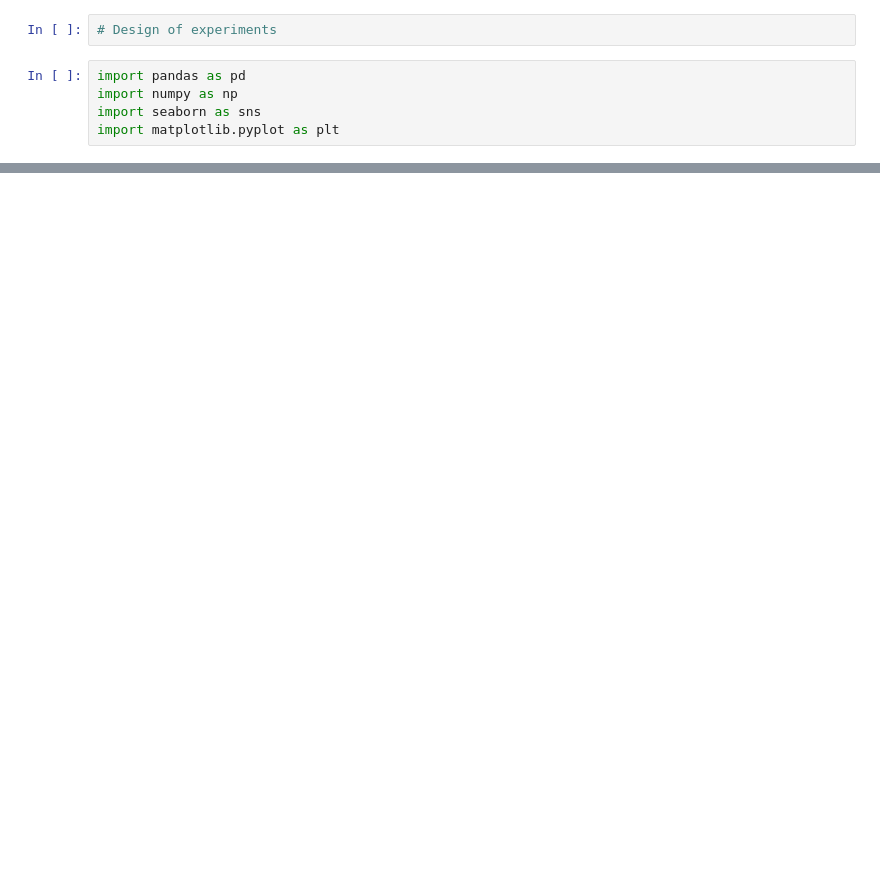
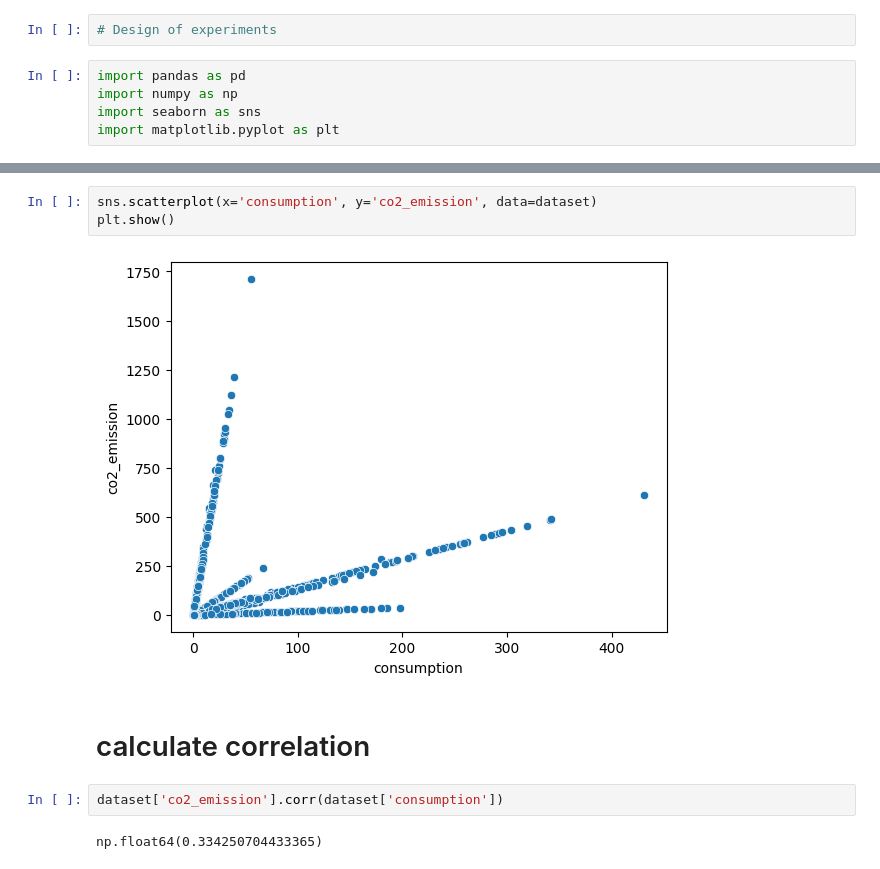
Before and after one commit to DJIOTSA/DATA-SCIENCE, a Jupyter notebook: courses/07 introduction to statistic/chapter-4.ipynb, the cells around one changed output, grey strips where cells are left out. Cells and saved outputs as stored; diff of their text form; blank space fills up the shorter version.

```diff
--- a/courses/07 introduction to statistic/chapter-4.ipynb
+++ b/courses/07 introduction to statistic/chapter-4.ipynb
@@ -31,0 +29,11 @@ plt.show()
+# %%
+sns.scatterplot(x='consumption', y='co2_emission', data=dataset)
+plt.show()
+# %% [output]
+[figure, added]
+# %% [markdown]
+# calculate correlation
+# %%
+dataset['co2_emission'].corr(dataset['consumption'])
+# %% [output]
+np.float64(0.334250704433365)
```
Also changed, not shown: parts of 2 cells of this notebook, 1 other file.
